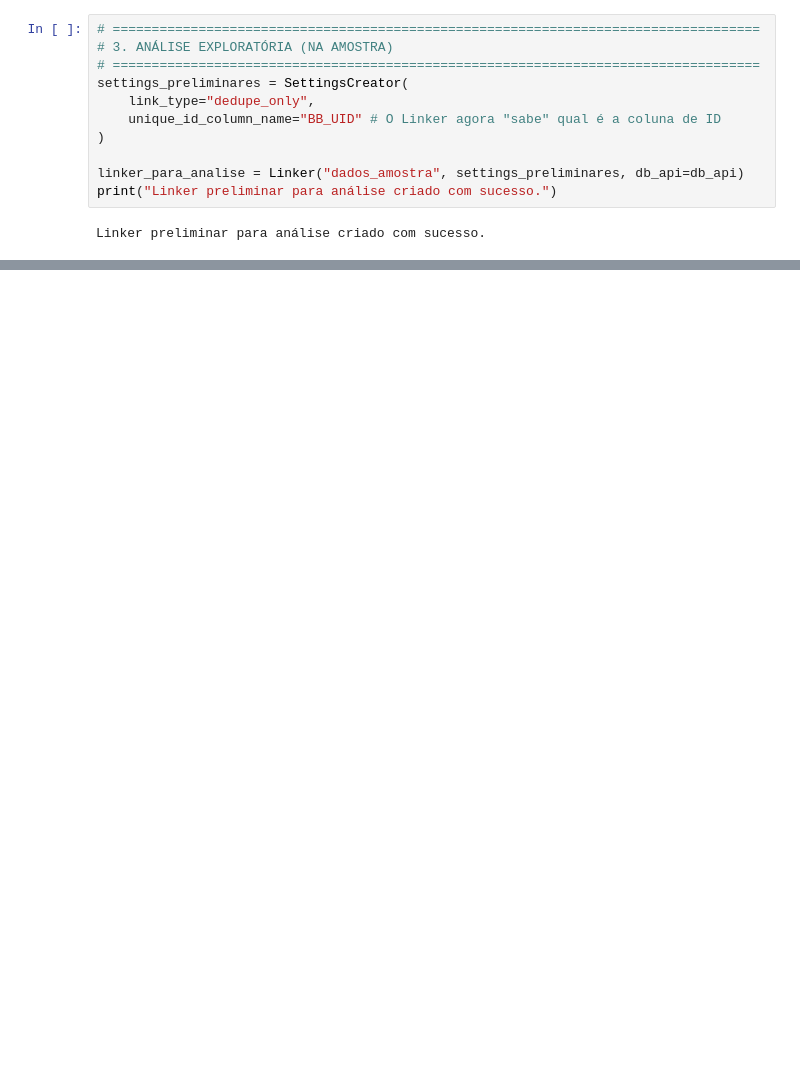
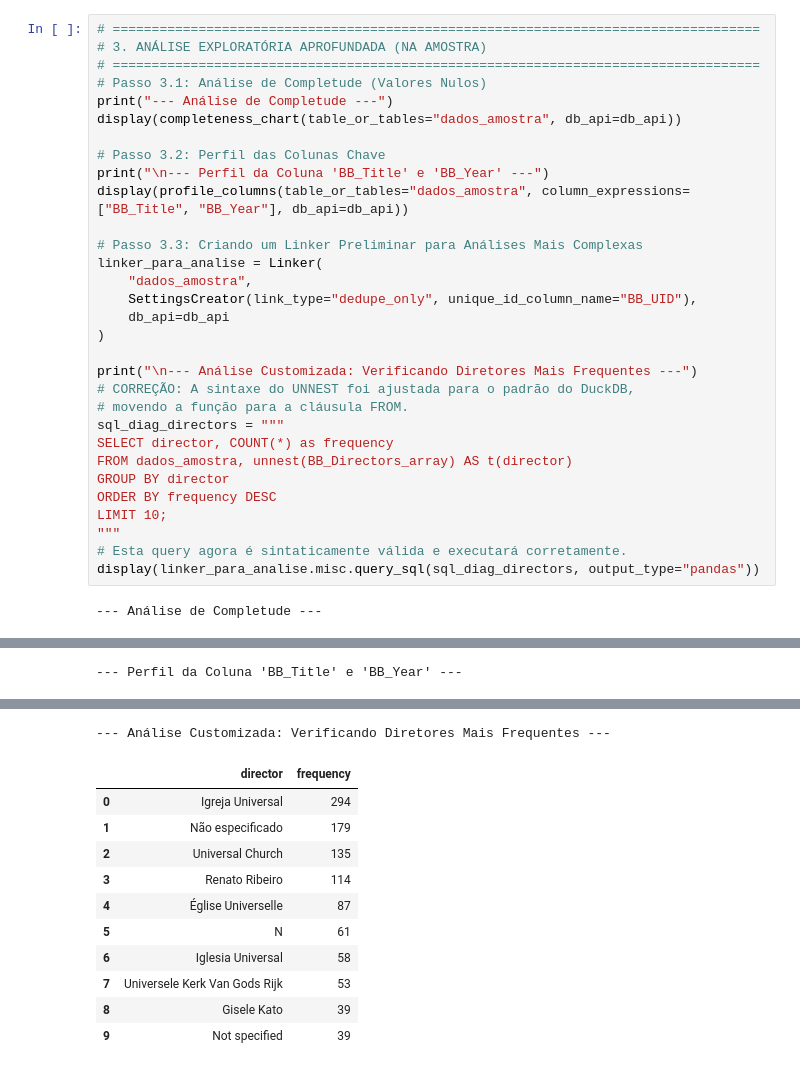
Before and after one commit to GGRoca/splink, a Jupyter notebook: splink2.ipynb, the cells around one changed output, grey strips where cells are left out. Saved outputs shown, nothing was run; the diff lists cells and outputs as text; blank space fills up the shorter version.

```diff
--- a/splink2.ipynb
+++ b/splink2.ipynb
@@ -41,13 +44,33 @@ View 'dados_amostra' (30 mil linhas) criada para uma exploração muito mais rá
 # %%
 # ===================================================================================
-# 3. ANÁLISE EXPLORATÓRIA (NA AMOSTRA)
+# 3. ANÁLISE EXPLORATÓRIA APROFUNDADA (NA AMOSTRA)
 # ===================================================================================
-settings_preliminares = SettingsCreator(
-    link_type="dedupe_only",
-    unique_id_column_name="BB_UID" # O Linker agora "sabe" qual é a coluna de ID
+# Passo 3.1: Análise de Completude (Valores Nulos)
+print("--- Análise de Completude ---")
+display(completeness_chart(table_or_tables="dados_amostra", db_api=db_api))
+
+# Passo 3.2: Perfil das Colunas Chave
+print("\n--- Perfil da Coluna 'BB_Title' e 'BB_Year' ---")
+display(profile_columns(table_or_tables="dados_amostra", column_expressions=["BB_Title", "BB_Year"], db_api=db_api))
+
+# Passo 3.3: Criando um Linker Preliminar para Análises Mais Complexas
+linker_para_analise = Linker(
+    "dados_amostra",
+    SettingsCreator(link_type="dedupe_only", unique_id_column_name="BB_UID"),
+    db_api=db_api
 )
 
-linker_para_analise = Linker("dados_amostra", settings_preliminares, db_api=db_api)
-print("Linker preliminar para análise criado com sucesso.")
+print("\n--- Análise Customizada: Verificando Diretores Mais Frequentes ---")
+# CORREÇÃO: A sintaxe do UNNEST foi ajustada para o padrão do DuckDB,
+# movendo a função para a cláusula FROM.
+sql_diag_directors = """
+SELECT director, COUNT(*) as frequency
+FROM dados_amostra, unnest(BB_Directors_array) AS t(director)
+GROUP BY director
+ORDER BY frequency DESC
+LIMIT 10;
+"""
+# Esta query agora é sintaticamente válida e executará corretamente.
+display(linker_para_analise.misc.query_sql(sql_diag_directors, output_type="pandas"))
 # %% [output]
-Linker preliminar para análise criado com sucesso.
+--- Análise de Completude ---
@@ -53,0 +78 @@ Linker preliminar para análise criado com sucesso.
+--- Perfil da Coluna 'BB_Title' e 'BB_Year' ---
@@ -54,2 +80,14 @@ Linker preliminar para análise criado com sucesso.
+--- Análise Customizada: Verificando Diretores Mais Frequentes ---
+|  | director | frequency |
+| 0 | Igreja Universal | 294 |
+| 1 | Não especificado | 179 |
+| 2 | Universal Church | 135 |
+| 3 | Renato Ribeiro | 114 |
+| 4 | Église Universelle | 87 |
+| 5 | N | 61 |
+| 6 | Iglesia Universal | 58 |
+| 7 | Universele Kerk Van Gods Rijk | 53 |
+| 8 | Gisele Kato | 39 |
+| 9 | Not specified | 39 |
 # %%
 # ===================================================================================
```
Also changed, not shown: parts of 8 cells of this notebook.
